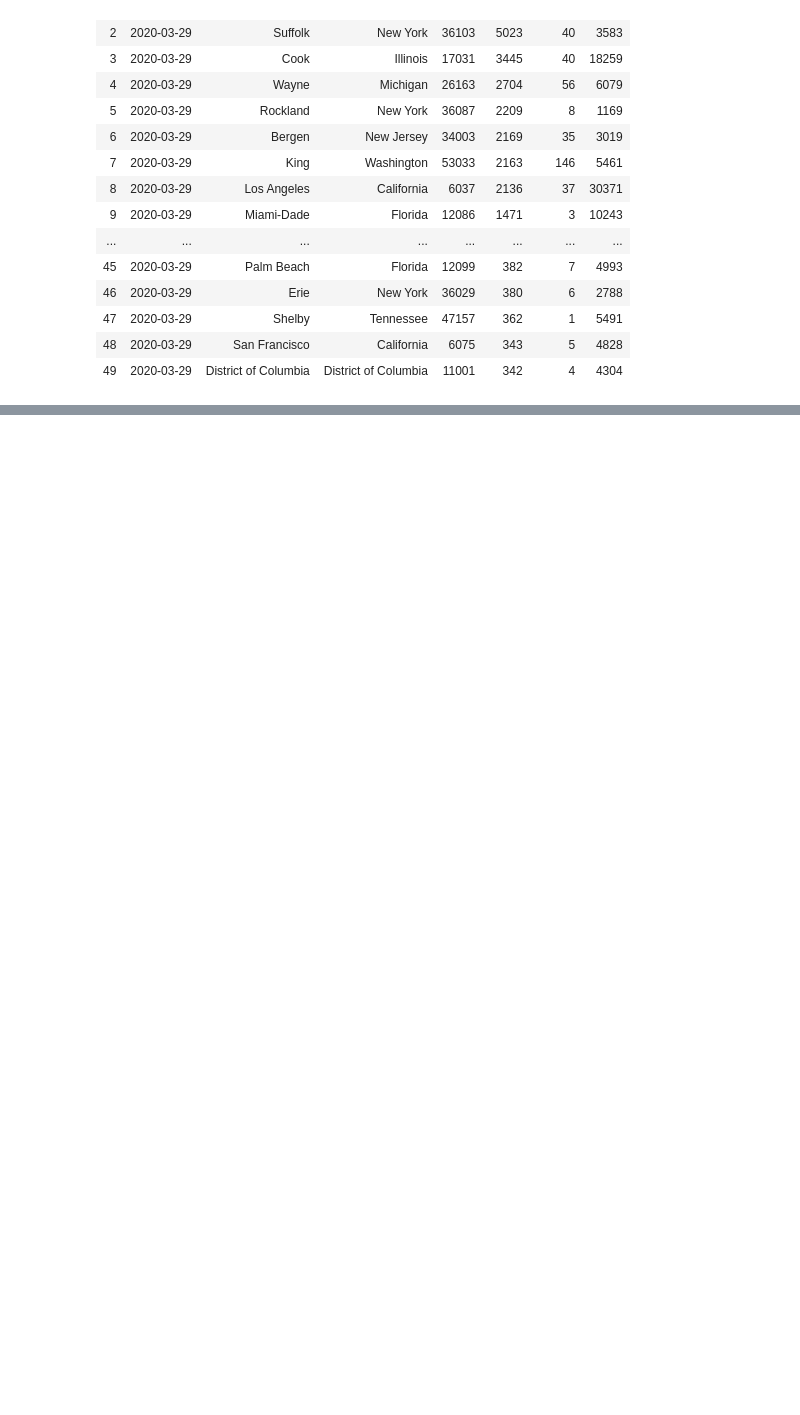
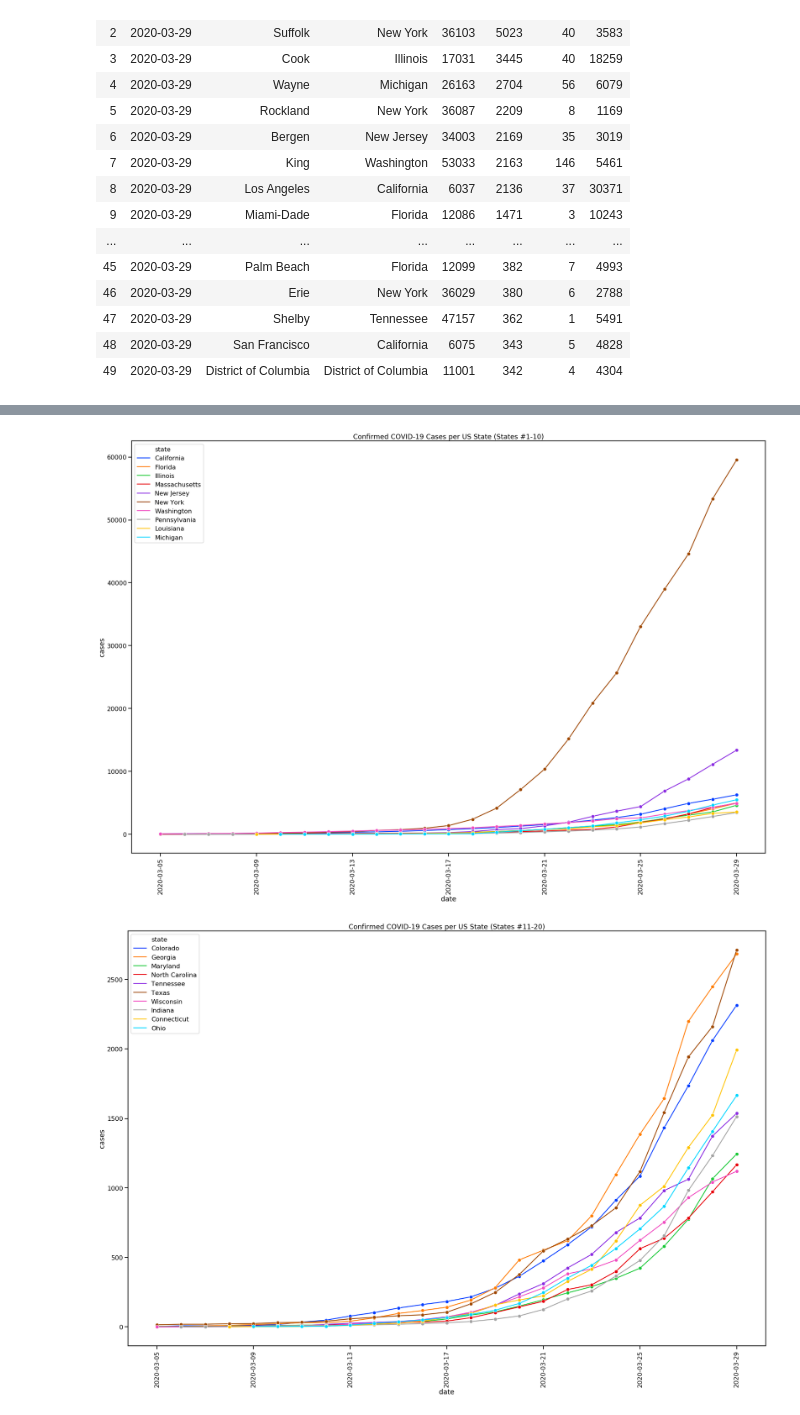
Before and after one commit to muoyo/covid-19-data, a Jupyter notebook: analysis.ipynb, the cells around one changed output, grey strips where cells are left out. Cells and saved outputs as stored; diff of their text form; code cells hidden in the pictures; blank space fills up the shorter version.

```diff
--- a/analysis.ipynb
+++ b/analysis.ipynb
@@ -154,0 +203,11 @@ plt.xticks(rotation=90);
+# %%
+for i, group in enumerate(state_groups):
+    states_to_plot = df_states.loc[df_states['state'].isin(group)]
+
+    plt.figure(figsize=(30,20))
+    sns.lineplot(x=states_to_plot['date'], y=states_to_plot['cases'], hue=states_to_plot['state'], marker='o', ci=False, palette=SEABORN_PALETTE[:len(group)])
+    plt.xticks(rotation=90);
+    plt.title(f'Confirmed COVID-19 Cases per US State (States #{i*group_size+1}-{i*group_size+len(group)})')
+# %% [output]
+[figure, added]
+[figure, added]
```
Also changed, not shown: parts of 15 cells of this notebook, 1 other file.
